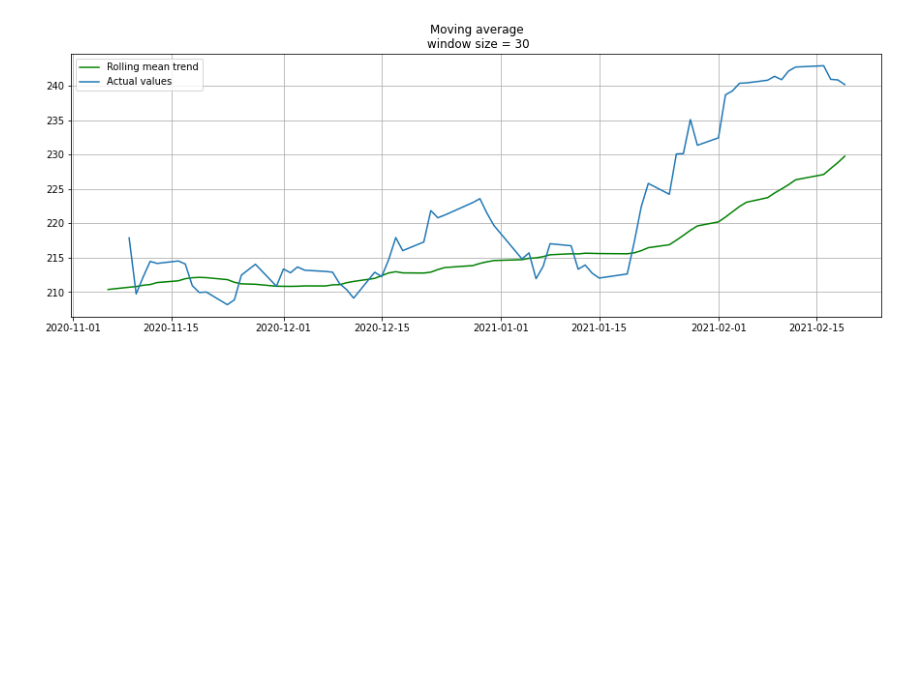
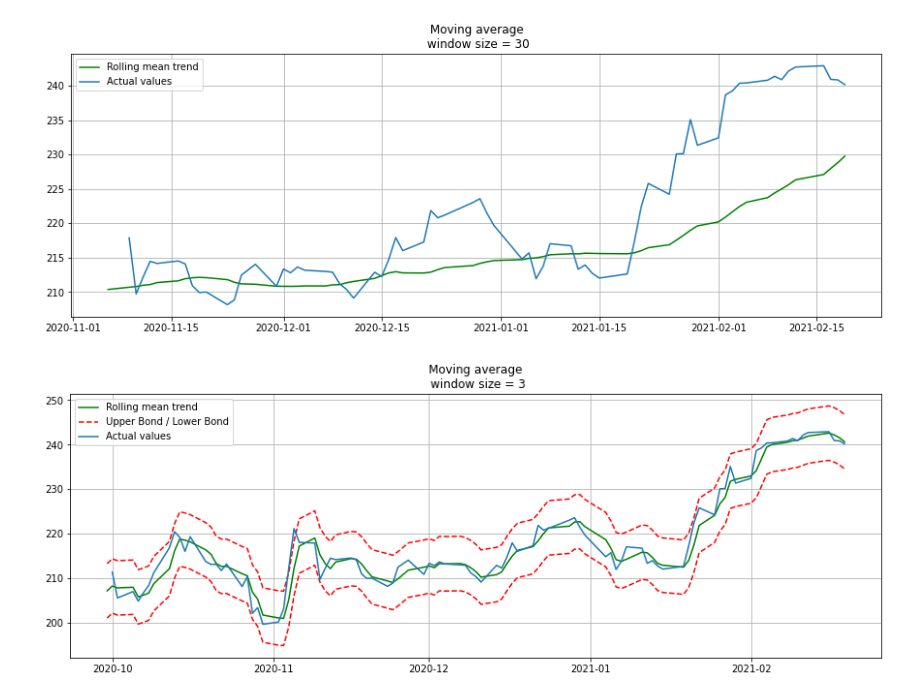
Before and after one commit to K7chyp/msft_time_series, a Jupyter notebook: msft_time_series.ipynb, the cells around one changed output. Drawn from its saved outputs; the diff is of its cells as text; code cells hidden in the pictures; blank space fills up the shorter version.

```diff
--- a/msft_time_series.ipynb
+++ b/msft_time_series.ipynb
@@ -55,9 +57,9 @@ class Metrics:
 
         for value in self.dataframe[column].to_list():
             if value >= avg:
-                more_than_avg = 1
+                more_than_avg += 1
             else:
-                less_than_avg = 1
+                less_than_avg += 1
 
         return more_than_avg, less_than_avg
 
@@ -100,8 +102,5 @@ Less than averange 0
 class Errors():
 
   @staticmethod
-  def mae(y_pred, y_true, sample_weight=None):
-    output_errors = np.average(np.abs(y_pred - y_true),
-                               axis=0)
-
-    return np.average(output_errors)
+  def mae(y_pred, y_true):
+    return np.average(np.average(np.abs(y_pred - y_true), axis=0))
@@ -142,7 +161,7 @@ class Visualisation(Metrics, Preprocessing, Errors):
 
     def plot_moving_average(self, column,
                             window, plot_intervals=False,
-                            scale=1.96, plot_anomalies=False):
+                            scale=1.96):
 
       rolling_mean = self.dataframe[column].rolling(window=window).mean()
       series = self.dataframe[column]
@@ -160,16 +179,23 @@ class Visualisation(Metrics, Preprocessing, Errors):
           plt.plot(upper_bond, "r--", label="Upper Bond / Lower Bond")
           plt.plot(lower_bond, "r--")
 
-          # Having the intervals, find abnormal values
-          if plot_anomalies:
-              anomalies = pd.DataFrame(index=self.dataframe.index, columns=self.dataframe.columns)
-              anomalies[series<lower_bond] = series[series<lower_bond]
-              # anomalies[series>upper_bond] = series[series>upper_bond]
-              plt.plot(anomalies, "ro", markersize=10)
-
       plt.plot(series[window:], label="Actual values")
       plt.legend(loc="upper left")
       plt.grid(True)
+
+    def plot_exponential_smoothing(self, column, alphas):
+
+      series = self.dataframe[column]
+      with plt.style.context('seaborn-white'):
+          plt.figure(figsize=(15, 7))
+          for alpha in alphas:
+              plt.plot(self.exponential_smoothing(column, alpha),
+                       label="Alpha {}".format(alpha))
+          plt.plot(series.values, "c", label = "Actual")
+          plt.legend(loc="best")
+          plt.axis('tight')
+          plt.title("Exponential Smoothing")
+          plt.grid(True);
 # %%
 vis = Visualisation(df_msft[-100::])
 vis.plot_moving_average('Low', 3)
@@ -180,3 +206,8 @@ vis = Visualisation(df_msft[-100::])
 vis.plot_moving_average('Low', 30)
 # %% [output]
 [figure]
+# %%
+vis = Visualisation(df_msft[-100::])
+vis.plot_moving_average('Low', 3, plot_intervals=True)
+# %% [output]
+[figure, added]
```
Also changed, not shown: parts of 6 cells of this notebook.
